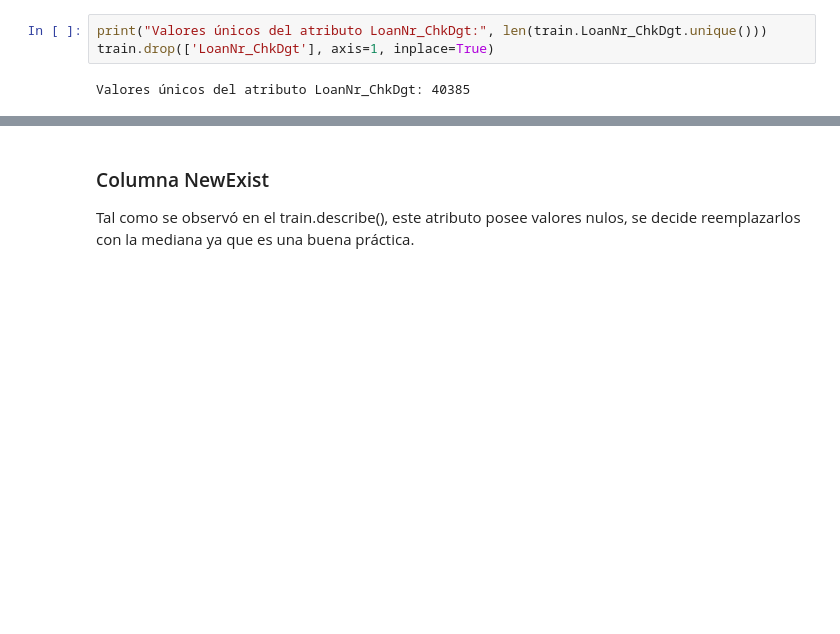
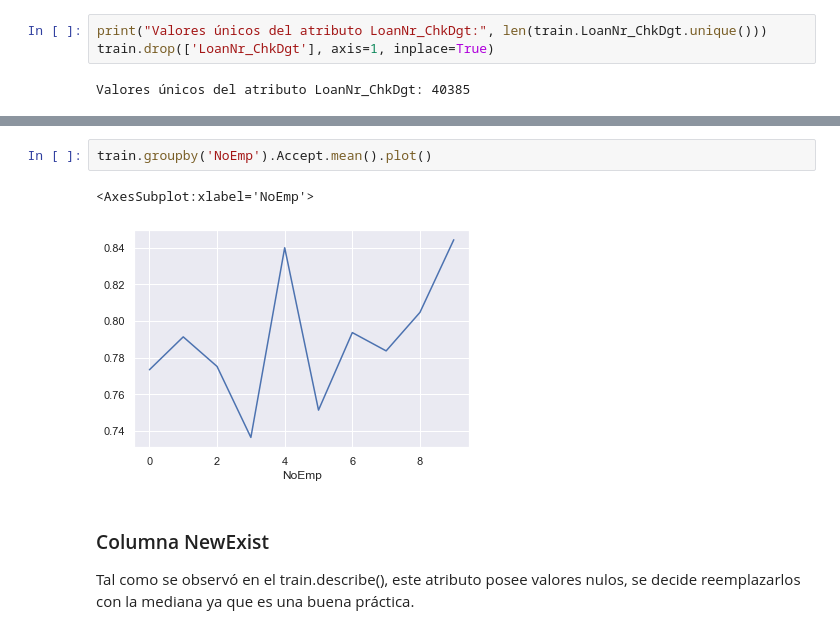
Before and after one commit to steanleo/KaggleChallenge, a Jupyter notebook: notebook/LoanApproval.ipynb, the cells around one changed output, grey strips where cells are left out. Drawn from its saved outputs; the diff is of its cells as text; blank space fills up the shorter version.

```diff
--- a/notebook/LoanApproval.ipynb
+++ b/notebook/LoanApproval.ipynb
@@ -211,3 +229,8 @@ Después del cambio, la media es: 4.905583756345178
+# %%
+train.groupby('NoEmp').Accept.mean().plot()
+# %% [output]
+<AxesSubplot:xlabel='NoEmp'>
+[figure, added]
 # %% [markdown]
 ### Columna NewExist
 
```
Also changed, not shown: parts of 134 cells of this notebook, 3 other files.
